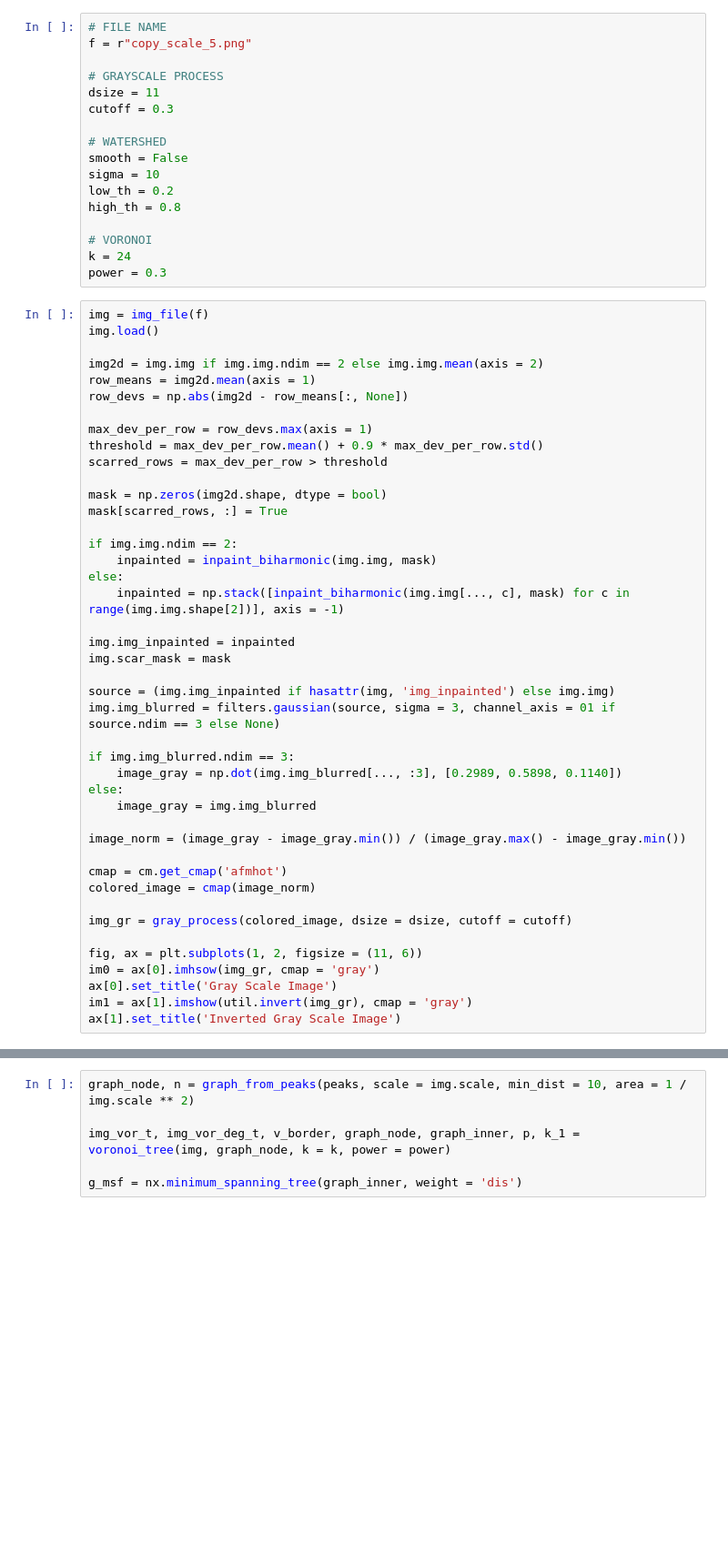
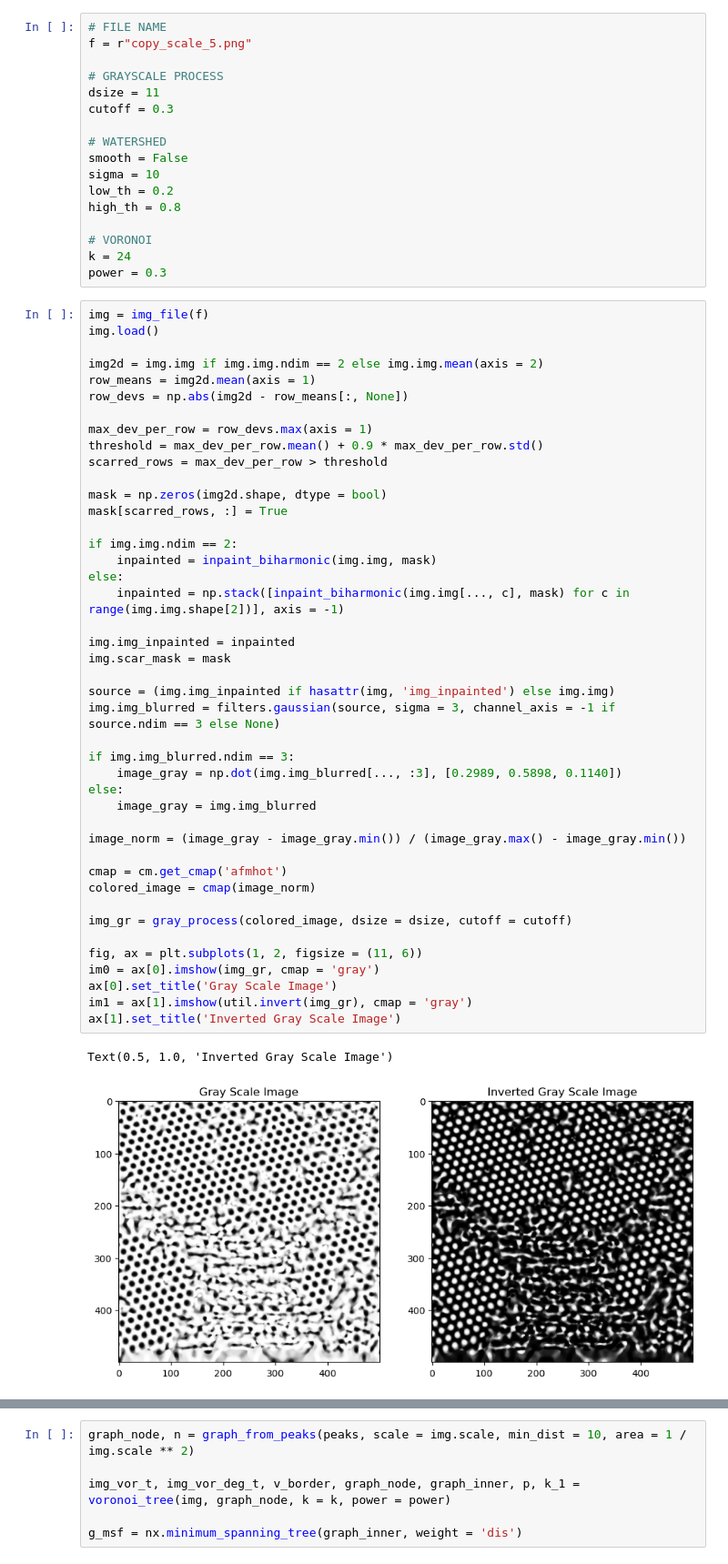
Before and after one commit to GallagherSurfaceLab/summer_26, a Jupyter notebook: template_matching_mst.ipynb, the cells around one changed output, grey strips where cells are left out. Shown at 91% size. Saved outputs shown, nothing was run; the diff lists cells and outputs as text; blank space fills up the shorter version.

```diff
--- a/template_matching_mst.ipynb
+++ b/template_matching_mst.ipynb
@@ -45,35 +45,38 @@ scarred_rows = max_dev_per_row > threshold
 
 mask = np.zeros(img2d.shape, dtype = bool)
 mask[scarred_rows, :] = True
 
 if img.img.ndim == 2:
     inpainted = inpaint_biharmonic(img.img, mask)
 else:
     inpainted = np.stack([inpaint_biharmonic(img.img[..., c], mask) for c in range(img.img.shape[2])], axis = -1)
 
 img.img_inpainted = inpainted
 img.scar_mask = mask
 
 source = (img.img_inpainted if hasattr(img, 'img_inpainted') else img.img)
-img.img_blurred = filters.gaussian(source, sigma = 3, channel_axis = 01 if source.ndim == 3 else None)
+img.img_blurred = filters.gaussian(source, sigma = 3, channel_axis = -1 if source.ndim == 3 else None)
 
 if img.img_blurred.ndim == 3:
     image_gray = np.dot(img.img_blurred[..., :3], [0.2989, 0.5898, 0.1140])
 else:
     image_gray = img.img_blurred
 
 image_norm = (image_gray - image_gray.min()) / (image_gray.max() - image_gray.min())
 
 cmap = cm.get_cmap('afmhot')
 colored_image = cmap(image_norm)
 
 img_gr = gray_process(colored_image, dsize = dsize, cutoff = cutoff)
 
 fig, ax = plt.subplots(1, 2, figsize = (11, 6))
-im0 = ax[0].imhsow(img_gr, cmap = 'gray')
+im0 = ax[0].imshow(img_gr, cmap = 'gray')
 ax[0].set_title('Gray Scale Image')
 im1 = ax[1].imshow(util.invert(img_gr), cmap = 'gray')
 ax[1].set_title('Inverted Gray Scale Image')
+# %% [output]
+Text(0.5, 1.0, 'Inverted Gray Scale Image')
+[figure, added]
 # %%
 image = 255 - img_gr
 pore = image[59:95, 70:110]
```
Also changed, not shown: parts of 5 cells of this notebook.
